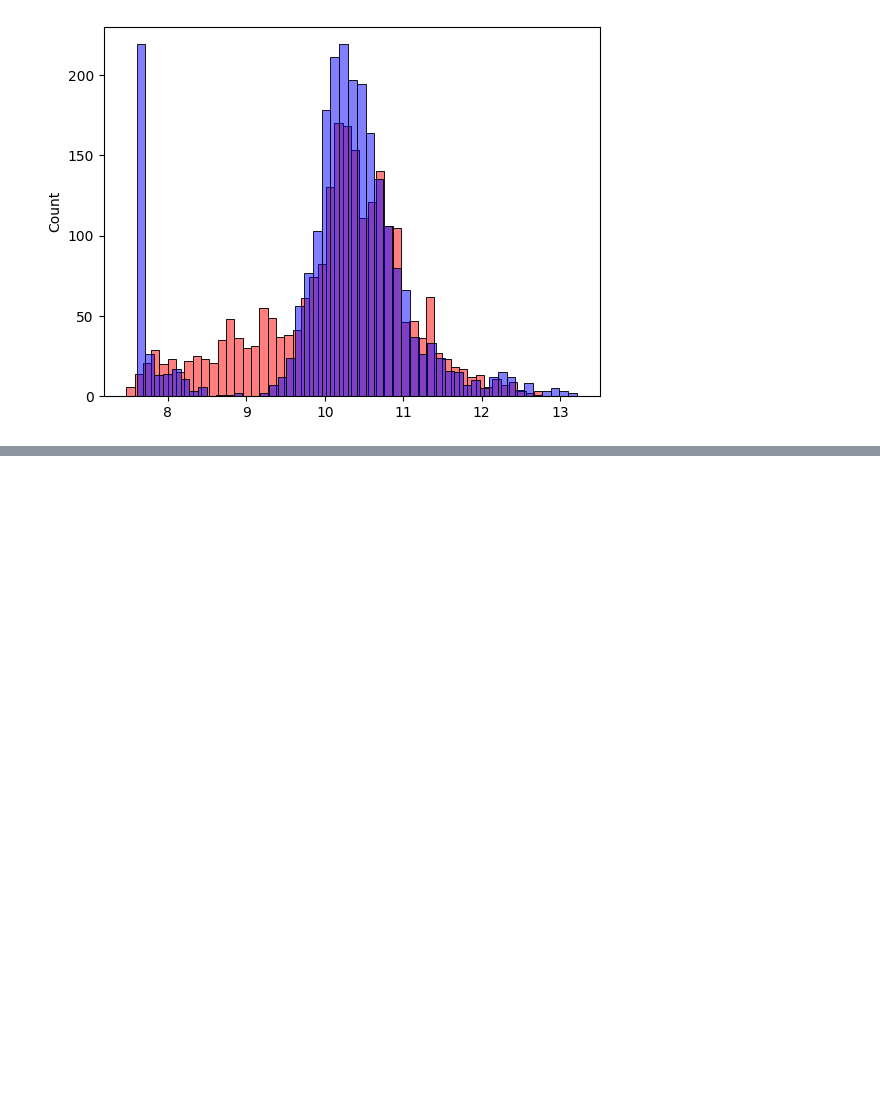
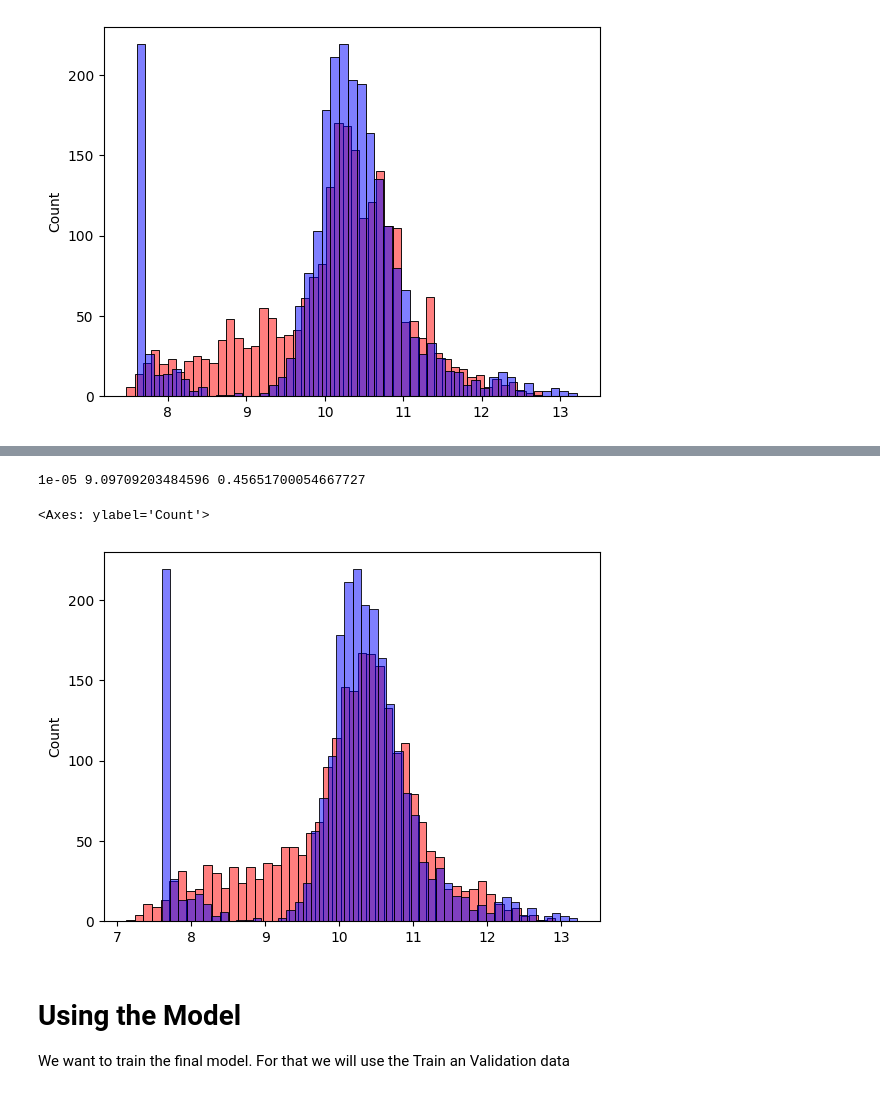
Before and after one commit to kasteion/ml-zoomcamp-2024, a Jupyter notebook: 02-regression/02-price-prediction.ipynb, the cells around one changed output, grey strips where cells are left out. Cells and saved outputs as stored; diff of their text form; code cells hidden in the pictures; blank space fills up the shorter version.

Commit message:
(week-2) regularization and using the model

```diff
--- a/02-regression/02-price-prediction.ipynb
+++ b/02-regression/02-price-prediction.ipynb
@@ -808,0 +1036,4 @@ sns.histplot(y_val, color='blue', alpha=0.5, bins=50)
+# %%
+# And with that matrix when we multiply by our y vector the result is also huge
+y = [1, 2, 3, 1, 2, 3]
+XTX_inv.dot(X.T).dot(y)
@@ -808,0 +1081,25 @@ sns.histplot(y_val, color='blue', alpha=0.5, bins=50)
+# %%
+# We can reimplement the function for training with regularization like this
+def train_linear_regression_reg(X, y, r=0.001):
+    # Add ones (base coef)
+    ones = np.ones(X.shape[0])
+    X = np.column_stack([ones, X])
+
+    XTX = X.T.dot(X)
+    # Using the np.eye function to add a small r value to the diagonal of the matrix
+    XTX = XTX + r * np.eye(XTX.shape[0])
+
+    XTXI = np.linalg.inv(XTX)
+    w = XTXI.dot(X.T).dot(y)
+    return w[0], w[1:]
+
+# We train the model using the train data and regularization
+X_train = prepare_X(df_train)
+w0, w = train_linear_regression_reg(X_train, y_train, r=0.01)
+
+# We measure how good is our model agains the validation data
+X_val = prepare_X(df_val)
+y_pred = w0 + X_val.dot(w)
+
+# We calculate the root mean square error (its better than before now)
+rmse(y_val, y_pred)
@@ -808,0 +1132,22 @@ sns.histplot(y_val, color='blue', alpha=0.5, bins=50)
+# %%
+r = 0.00001
+X_train = prepare_X(df_train)
+w0, w = train_linear_regression_reg(X_train, y_train, r)
+
+X_val = prepare_X(df_val)
+y_pred = w0 + X_val.dot(w)
+
+score = rmse(y_val, y_pred)
+
+print(r, w0, score)
+
+sns.histplot(y_pred, color='red', alpha=0.5, bins=50)
+sns.histplot(y_val, color='blue', alpha=0.5, bins=50)
+# %% [output]
+1e-05 9.09709203484596 0.45651700054667727
+<Axes: ylabel='Count'>
+[figure, added]
+# %% [markdown]
+# Using the Model
+
+We want to train the final model. For that we will use the Train an Validation data
```
Also changed, not shown: parts of 32 cells of this notebook.
